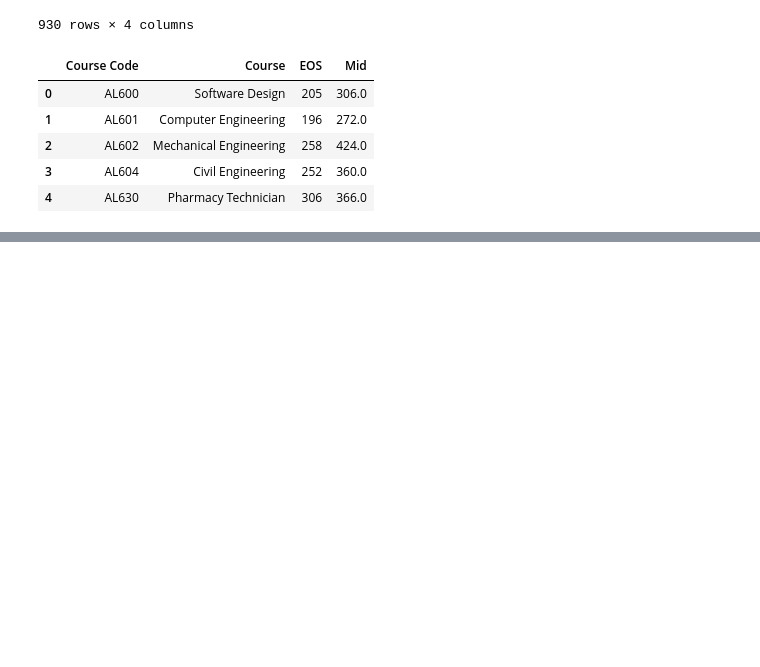
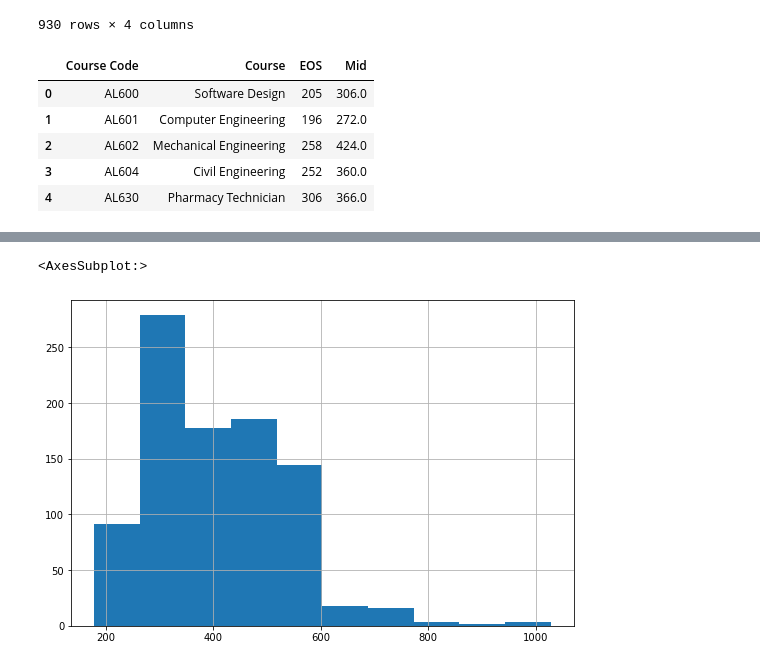
Before and after one commit to conor-mccaffrey/cao-points, a Jupyter notebook: cao-points-analysis.ipynb, the cells around one changed output, grey strips where cells are left out. Drawn from its saved outputs; the diff is of its cells as text; code cells hidden in the pictures; blank space fills up the shorter version.

Commit message:
cleaning up data. Converted some data to floats to see if plots possible

```diff
--- a/cao-points-analysis.ipynb
+++ b/cao-points-analysis.ipynb
@@ -386,0 +470,4 @@ df2019L7.head()
+# %%
+df2021['RND 1'] = df2021['RND 1'].str.replace('*', '')
+# %%
+df2021['RND 1'] = df2021['RND 1'].str.replace('#', '')
@@ -386,0 +496,2 @@ df2019L7.head()
+# %%
+df2021['RND 1'] = df2021['RND 1'].astype(float)
@@ -386,0 +520,5 @@ df2019L7.head()
+# %%
+df2021['RND 1'].hist(figsize = (9,6))
+# %% [output]
+<AxesSubplot:>
+[figure, added]
```
Also changed, not shown: parts of 36 cells of this notebook, 8 other files.
